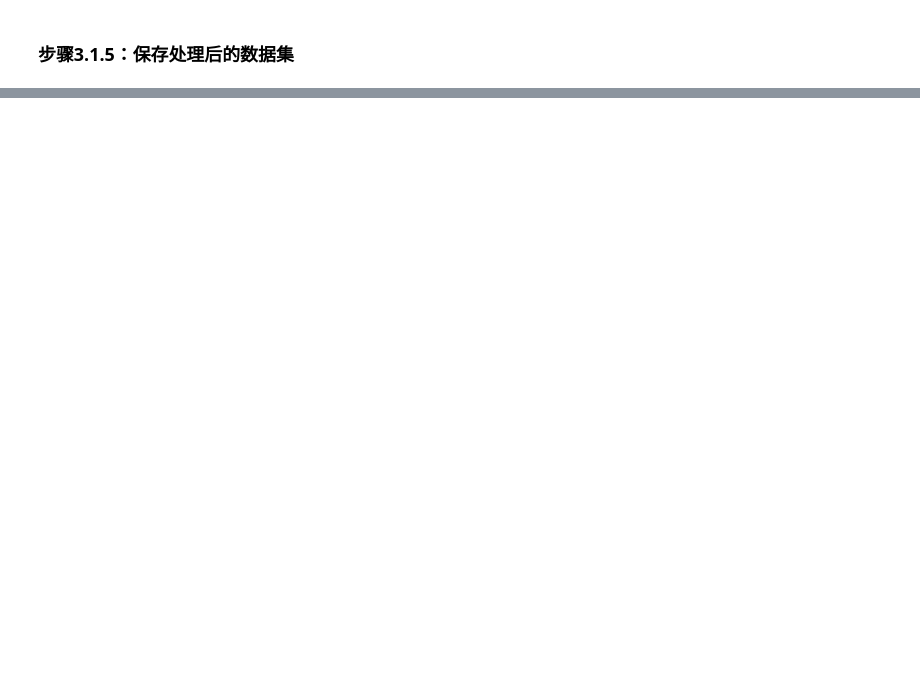
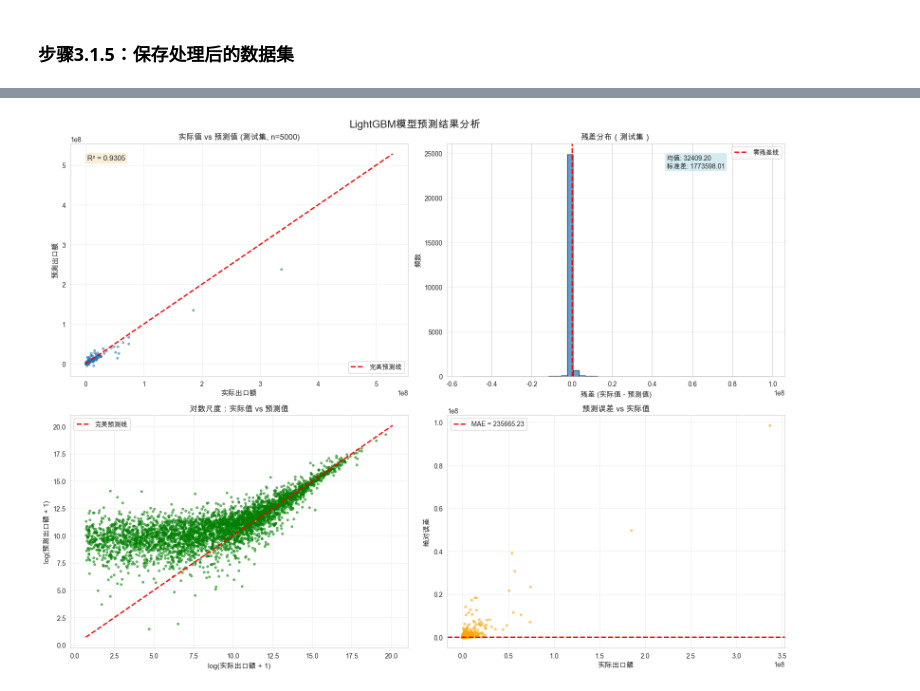
Before and after one commit to George-hardworking/course5020-finalproject, a Jupyter notebook: scripts/q3.ipynb, the cells around one changed output, grey strips where cells are left out. Cells and saved outputs as stored; diff of their text form; code cells hidden in the pictures; blank space fills up the shorter version.

```diff
--- a/scripts/q3.ipynb
+++ b/scripts/q3.ipynb
@@ -139,6 +180,10 @@ print("\n数据预处理完成!")
 print("=" * 80)
 print("按时间维度拆分数据集")
 print("=" * 80)
+
+# 确保列名正确（防止重新执行导致列名变回原始名称）
+if 't' in df_bilateral.columns:
+    df_bilateral.columns = ['year', 'exporter', 'importer', 'export_value']
 
 # 按年份排序
 df_bilateral = df_bilateral.sort_values(['year', 'exporter', 'importer']).reset_index(drop=True)
@@ -566,0 +1012,79 @@ print(df_bilateral.head())
+# %%
+import matplotlib.pyplot as plt
+import seaborn as sns
+
+fig, axes = plt.subplots(2, 2, figsize=(16, 12))
+fig.suptitle('LightGBM模型预测结果分析', fontsize=16, fontweight='bold')
+
+# 1. 实际值 vs 预测值（测试集）
+ax1 = axes[0, 0]
+sample_size = min(5000, len(y_test))  # 为了清晰，只显示部分数据点
+indices = np.random.choice(len(y_test), sample_size, replace=False)
+
+ax1.scatter(y_test.iloc[indices], y_test_pred[indices], alpha=0.5, s=10)
+ax1.plot([y_test.min(), y_test.max()], [y_test.min(), y_test.max()],
+         'r--', lw=2, label='完美预测线')
+ax1.set_xlabel('实际出口额', fontsize=11)
+ax1.set_ylabel('预测出口额', fontsize=11)
+ax1.set_title(f'实际值 vs 预测值 (测试集, n={sample_size})', fontsize=12, fontweight='bold')
+ax1.legend()
+ax1.grid(True, alpha=0.3)
+
+# 添加R²文本
+ax1.text(0.05, 0.95, f'R² = {test_metrics["R2"]:.4f}',
+         transform=ax1.transAxes, fontsize=11,
+         verticalalignment='top',
+         bbox=dict(boxstyle='round', facecolor='wheat', alpha=0.5))
+
+# 2. 残差分布
+ax2 = axes[0, 1]
+residuals = y_test - y_test_pred
+ax2.hist(residuals, bins=50, edgecolor='black', alpha=0.7)
+ax2.axvline(x=0, color='r', linestyle='--', linewidth=2, label='零残差线')
+ax2.set_xlabel('残差 (实际值 - 预测值)', fontsize=11)
+ax2.set_ylabel('频数', fontsize=11)
+ax2.set_title('残差分布（测试集）', fontsize=12, fontweight='bold')
+ax2.legend()
+ax2.grid(True, alpha=0.3, axis='y')
+
+# 添加统计信息
+ax2.text(0.65, 0.95, f'均值: {residuals.mean():.2f}\n标准差: {residuals.std():.2f}',
+         transform=ax2.transAxes, fontsize=10,
+         verticalalignment='top',
+         bbox=dict(boxstyle='round', facecolor='lightblue', alpha=0.5))
+
+# 3. 对数尺度下的实际值 vs 预测值
+ax3 = axes[1, 0]
+log_y_test = np.log1p(y_test)
+log_y_pred = np.log1p(y_test_pred)
+
+ax3.scatter(log_y_test.iloc[indices], log_y_pred[indices], alpha=0.5, s=10, c='green')
+ax3.plot([log_y_test.min(), log_y_test.max()],
+         [log_y_test.min(), log_y_test.max()],
+         'r--', lw=2, label='完美预测线')
+ax3.set_xlabel('log(实际出口额 + 1)', fontsize=11)
+ax3.set_ylabel('log(预测出口额 + 1)', fontsize=11)
+ax3.set_title('对数尺度：实际值 vs 预测值', fontsize=12, fontweight='bold')
+ax3.legend()
+ax3.grid(True, alpha=0.3)
+
+# 4. 预测误差vs实际值
+ax4 = axes[1, 1]
+abs_errors = np.abs(residuals)
+ax4.scatter(y_test.iloc[indices], abs_errors.iloc[indices], alpha=0.5, s=10, c='orange')
+ax4.set_xlabel('实际出口额', fontsize=11)
+ax4.set_ylabel('绝对误差', fontsize=11)
+ax4.set_title('预测误差 vs 实际值', fontsize=12, fontweight='bold')
+ax4.grid(True, alpha=0.3)
+
+# 添加MAE线
+ax4.axhline(y=test_metrics['MAE'], color='r', linestyle='--',
+            linewidth=2, label=f'MAE = {test_metrics["MAE"]:.2f}')
+ax4.legend()
+
+plt.tight_layout()
+plt.show()
+
+print("\n✓ 可视化完成")
+# %% [output]
+[figure, added]
```
Also changed, not shown: parts of 36 cells of this notebook.
